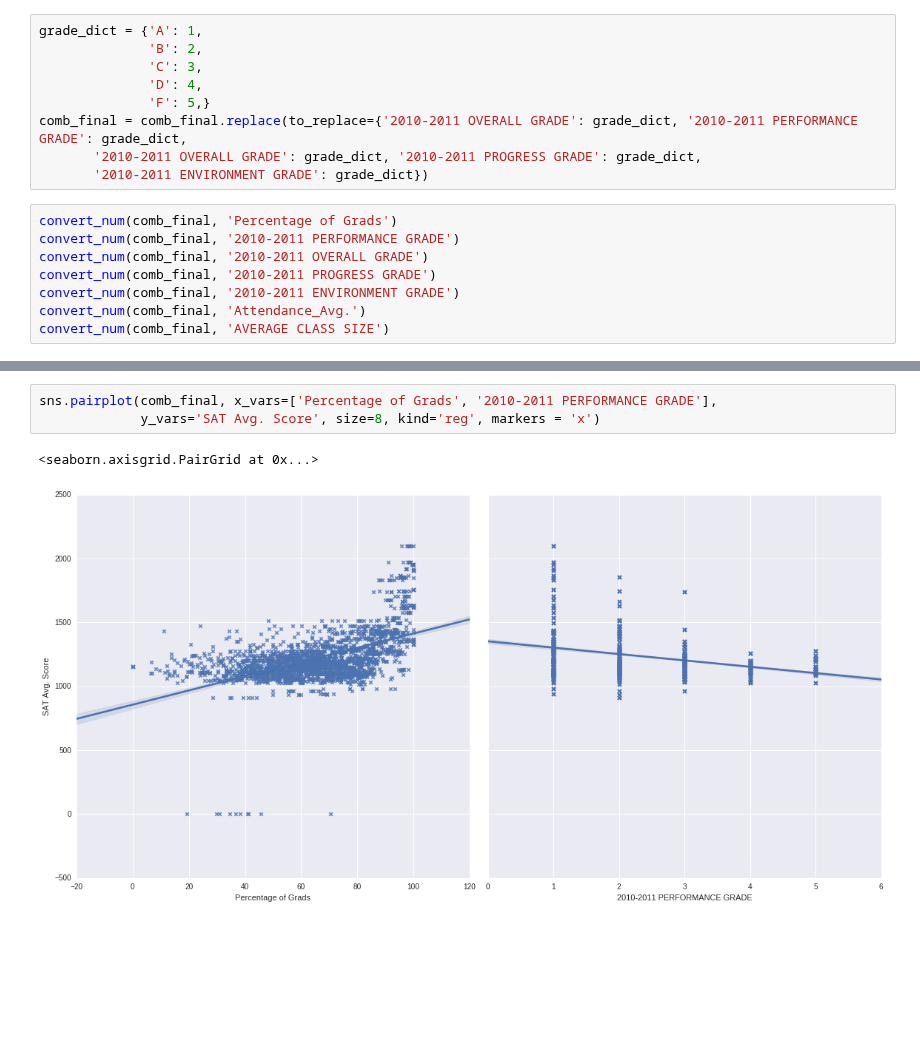
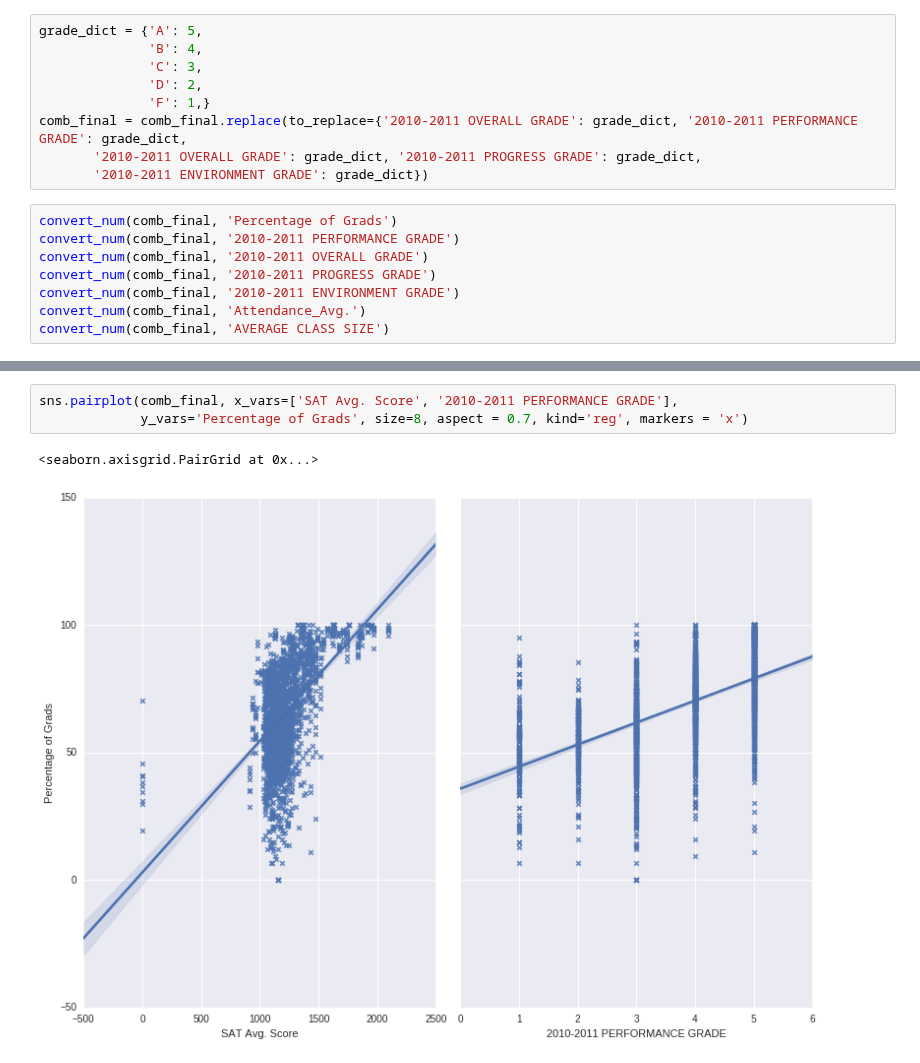
Before and after one commit to ckyko/CSC59970Project, a Jupyter notebook: NYC_high_school_Q2.ipynb, the cells around one changed output, grey strips where cells are left out. Cells and saved outputs as stored; diff of their text form; blank space fills up the shorter version.

Commit message:
fix graphing

```diff
--- a/NYC_high_school_Q2.ipynb
+++ b/NYC_high_school_Q2.ipynb
@@ -211,11 +204,11 @@ District                            object
 AVERAGE CLASS SIZE                 float64
 dtype: object
 # %%
-grade_dict = {'A': 1,
-              'B': 2,
+grade_dict = {'A': 5,
+              'B': 4,
               'C': 3,
-              'D': 4,
-              'F': 5,}
+              'D': 2,
+              'F': 1,}
 comb_final = comb_final.replace(to_replace={'2010-2011 OVERALL GRADE': grade_dict, '2010-2011 PERFORMANCE GRADE': grade_dict,
        '2010-2011 OVERALL GRADE': grade_dict, '2010-2011 PROGRESS GRADE': grade_dict,
        '2010-2011 ENVIRONMENT GRADE': grade_dict})
@@ -246,10 +239,10 @@ District                            object
 AVERAGE CLASS SIZE                 float64
 dtype: object
 # %%
-sns.pairplot(comb_final, x_vars=['Percentage of Grads', '2010-2011 PERFORMANCE GRADE'],
-             y_vars='SAT Avg. Score', size=8, kind='reg', markers = 'x')
+sns.pairplot(comb_final, x_vars=['SAT Avg. Score', '2010-2011 PERFORMANCE GRADE'],
+             y_vars='Percentage of Grads', size=8, aspect = 0.7, kind='reg', markers = 'x')
 # %% [output]
 <seaborn.axisgrid.PairGrid at 0x...>
-[figure, old version]
+[figure, new version]
 # %%
 sns.pairplot(comb_final, x_vars=['2010-2011 OVERALL GRADE', '2010-2011 PROGRESS GRADE'],
```
Also changed, not shown: parts of 7 cells of this notebook.
